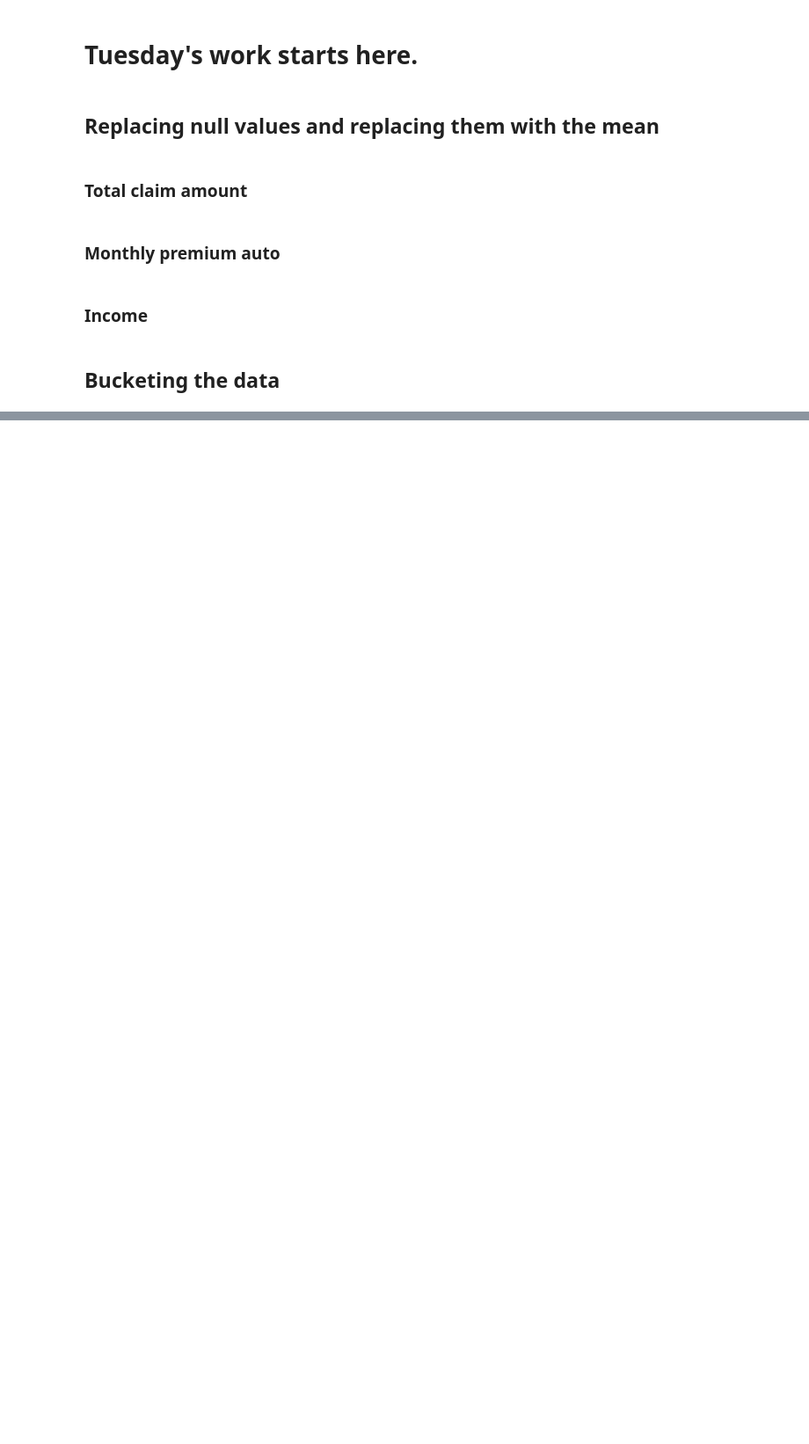
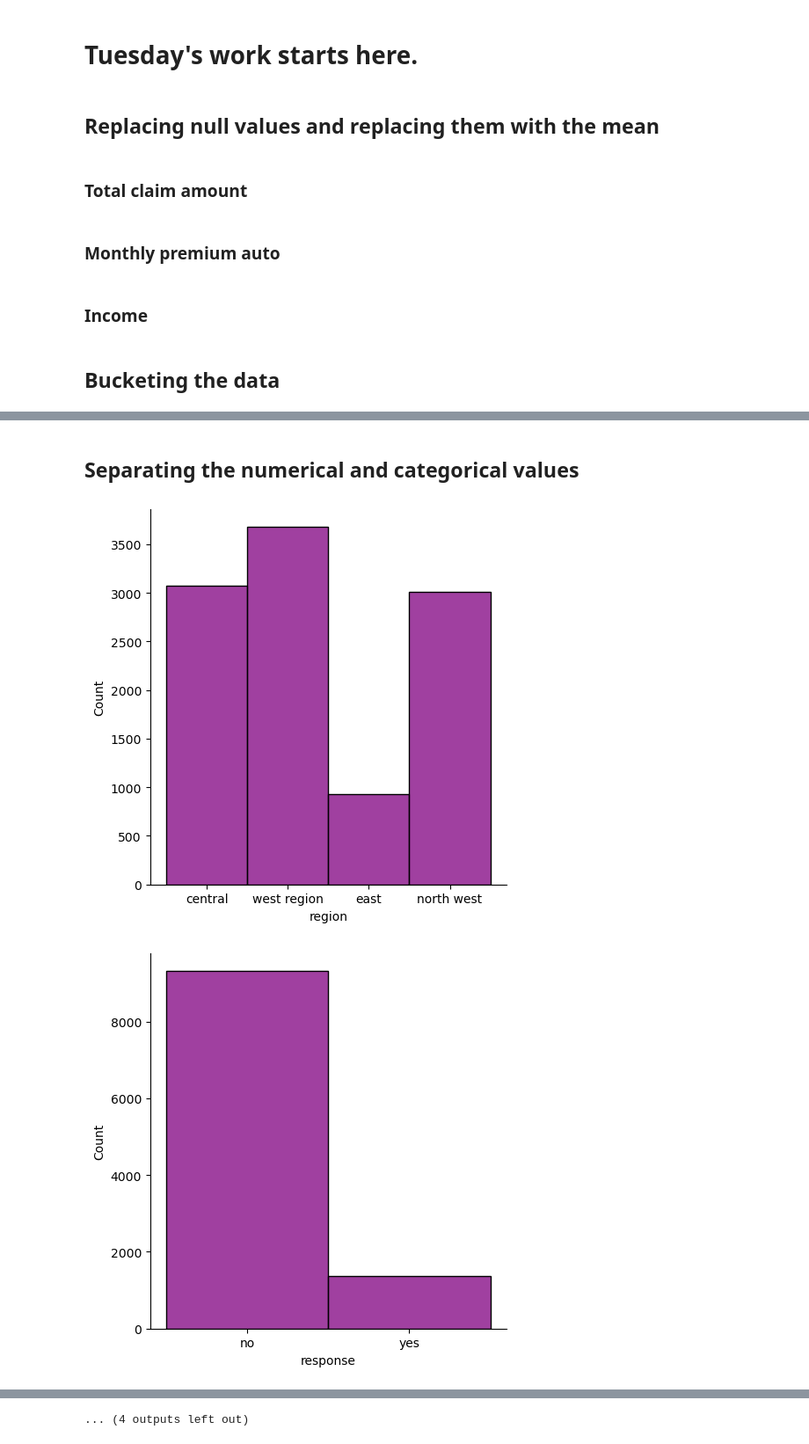
Before and after one commit to LaurensDu/IH_Labs_submissions_Laurens, a Jupyter notebook: week_2/lab_customer_analysis_case_study.ipynb, the cells around one changed output, grey strips where cells are left out. Shown at 88% size. Cells and saved outputs as stored; diff of their text form; code cells hidden in the pictures; blank space fills up the shorter version.

```diff
--- a/week_2/lab_customer_analysis_case_study.ipynb
+++ b/week_2/lab_customer_analysis_case_study.ipynb
@@ -288,0 +289,8 @@ analysis_df['vehicle class'] = analysis_df['vehicle class'].str.replace('Luxury
+# %%
+# importing the relevant libraries
+import matplotlib.pyplot as plt
+import seaborn as sns
+
+# loading in the data
+df_plot = pd.read_csv('Data/Data_Marketing_Customer_Analysis_Round3.csv')
+df.head()
@@ -288,0 +305,15 @@ analysis_df['vehicle class'] = analysis_df['vehicle class'].str.replace('Luxury
+# %% [markdown]
+## Separating the numerical and categorical values
+# %%
+# isolating all the numerical values and storing them
+categoricals = df_plot.select_dtypes(include='object')
+
+# isolating all the categorical and storing them
+numericals = df_plot.select_dtypes(include='number')
+# %%
+# using a for loop to construct distribution displots for all numerical columns with Seaborn
+for i in categoricals.columns:
+    sns.displot(categoricals[i], kde = False, color ='purple', bins = 30)
+# %% [output]
+[figure, added]
+[figure, added]
@@ -288,0 +330 @@ analysis_df['vehicle class'] = analysis_df['vehicle class'].str.replace('Luxury
+... (4 outputs left out)
```
Also changed, not shown: parts of 20 cells of this notebook.
